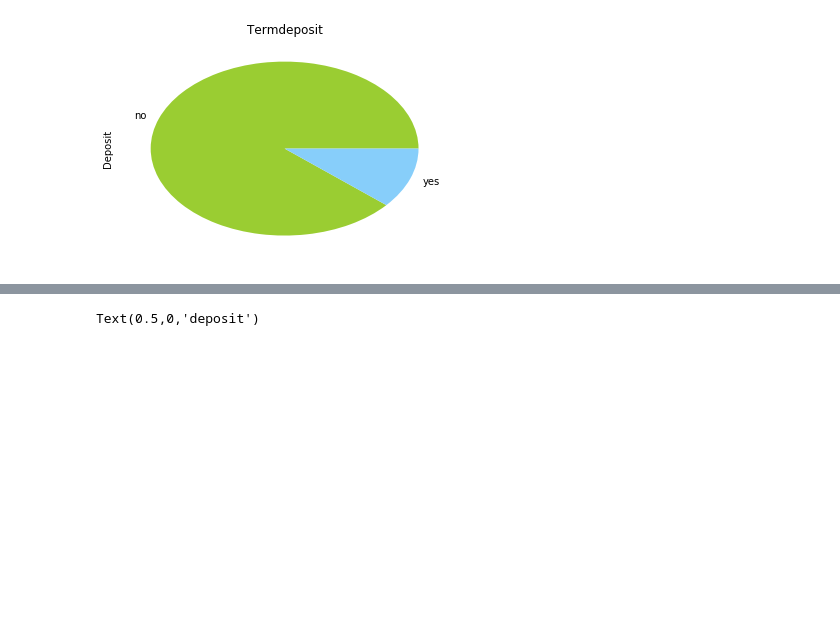
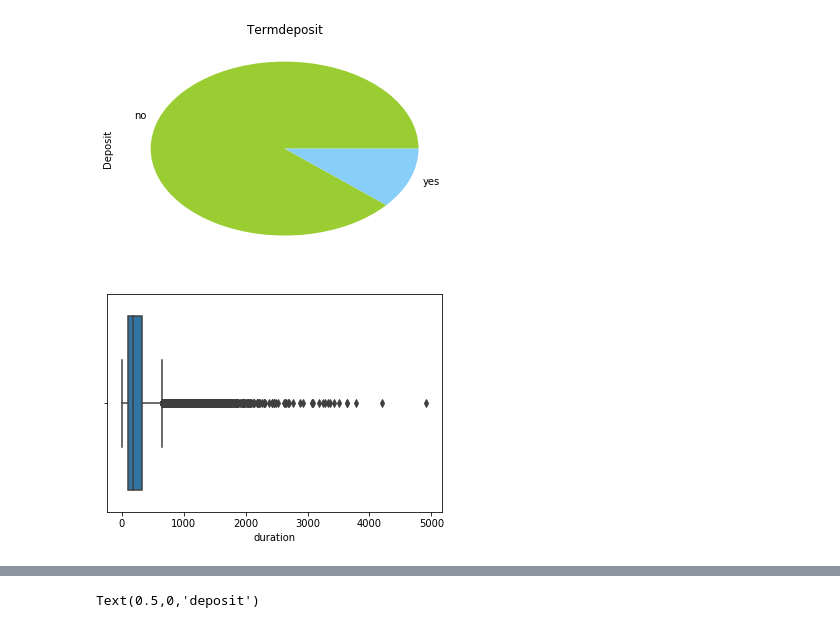
Before and after one commit to dchu837/Assignment-4, a Jupyter notebook: Assignment 4 BDAS.ipynb, the cells around one changed output, grey strips where cells are left out. Cells and saved outputs as stored; diff of their text form; code cells hidden in the pictures; blank space fills up the shorter version.

```diff
--- a/Assignment 4 BDAS.ipynb
+++ b/Assignment 4 BDAS.ipynb
@@ -141,3 +154,8 @@ Pdf['Deposit'].value_counts().plot(kind='pie',title='Termdeposit',colors=colors)
 plt.show()
 # %% [output]
 [figure]
+# %%
+# Boxplot for 'age'
+g = sns.boxplot(x=Pdf["duration"])
+# %% [output]
+[figure, added]
```
Also changed, not shown: parts of 21 cells of this notebook, 2 other files.
